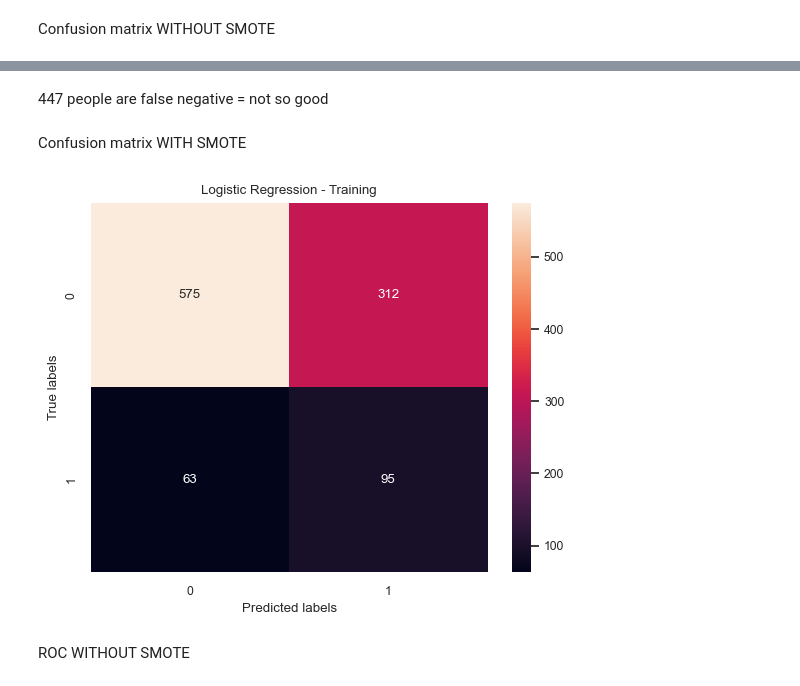
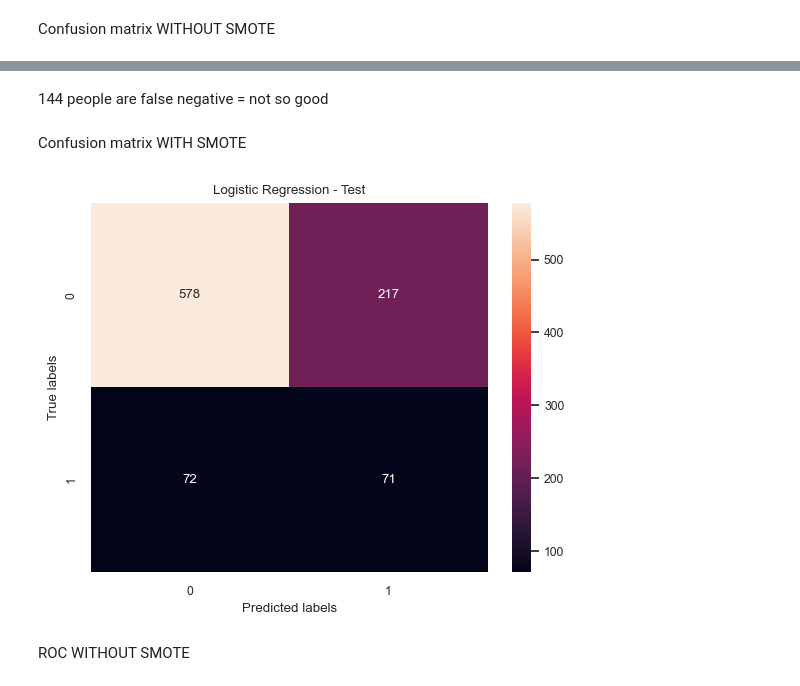
Before and after one commit to heddaenger/Bigdatamanagement, a Jupyter notebook: CHD Exam Project.ipynb, the cells around one changed output, grey strips where cells are left out. Drawn from its saved outputs; the diff is of its cells as text; code cells hidden in the pictures.

```diff
--- a/CHD Exam Project.ipynb
+++ b/CHD Exam Project.ipynb
@@ -333,9 +334,6 @@ dtype: int64
 # %% [markdown]
 Now we're filling in the rest of the missing values - decision between mode, mean or median is based on the histograms above
 # %%
-chd_df['cigsPerDay'].fillna(chd_df['cigsPerDay'].mode()[0], inplace=True)
-chd_df['BPMeds'].fillna(chd_df['BPMeds'].mode()[0], inplace=True)
-chd_df['totChol'].fillna(chd_df['totChol'].median(), inplace=True)
-chd_df['BMI'].fillna(chd_df['BMI'].median(), inplace=True)
-chd_df['heartRate'].fillna(chd_df['heartRate'].mean(), inplace=True)
-chd_df['glucose'].fillna(chd_df['glucose'].median(), inplace=True)
+chd_df = chd_df.dropna()
+chd_df.isna().sum()
+chd_df.columns
@@ -360,0 +366,8 @@ dtype: int64
+# %%
+chd_df['high_heartRate'] = (chd_df['heartRate'] >= 75).astype(int)
+chd_df['high_cigsPerDay'] = (chd_df['cigsPerDay'] >= 17).astype(int)
+chd_df['high_totChol'] = (chd_df['totChol'] >= 225).astype(int)
+
+chd_df.drop(['heartRate', 'cigsPerDay', 'totChol'] , axis=1, inplace=True)
+
+chd_df = chd_df[["gender","age","currentSmoker","BPMeds","prevalentStroke","prevalentHyp","diabetes","sysBP","diaBP","BMI","glucose","high_heartRate", "high_cigsPerDay", "high_totChol", "CHD"]]
@@ -537,7 +568,7 @@ Score on test set: 0.844
 # %% [markdown]
 WITH SMOTE
 # %%
-log_reg_sm = LogisticRegression(max_iter=1000)
+log_reg_sm = LogisticRegression(max_iter=2000)
 log_reg_sm.fit(X_res, y_res)
 log_reg_sm_y_pred = log_reg_sm.predict(X_test)
 print("Accuracy on training set: {:.3f}".format(log_reg_sm.score(X_res, y_res)))
@@ -596,16 +627,16 @@ ax.xaxis.set_ticklabels(['0', '1']); ax.yaxis.set_ticklabels(['0', '1']);
 # %% [markdown]
-447 people are false negative = not so good
+144 people are false negative = not so good
 # %% [markdown]
 Confusion matrix WITH SMOTE
 # %%
 cm2 = confusion_matrix(y_test,log_reg_sm.predict(X_test))
 ax= plt.subplot()
 sns.heatmap(cm2,annot=True, ax = ax, fmt='d')
 ax.set_xlabel('Predicted labels');ax.set_ylabel('True labels');
-ax.set_title('Logistic Regression - Training');
+ax.set_title('Logistic Regression - Test');
 ax.xaxis.set_ticklabels(['0', '1']); ax.yaxis.set_ticklabels(['0', '1']);
 # %% [output]
-[figure, old version]
+[figure, new version]
 # %% [markdown]
 ROC WITHOUT SMOTE
 # %%
```
Also changed, not shown: parts of 128 cells of this notebook.
